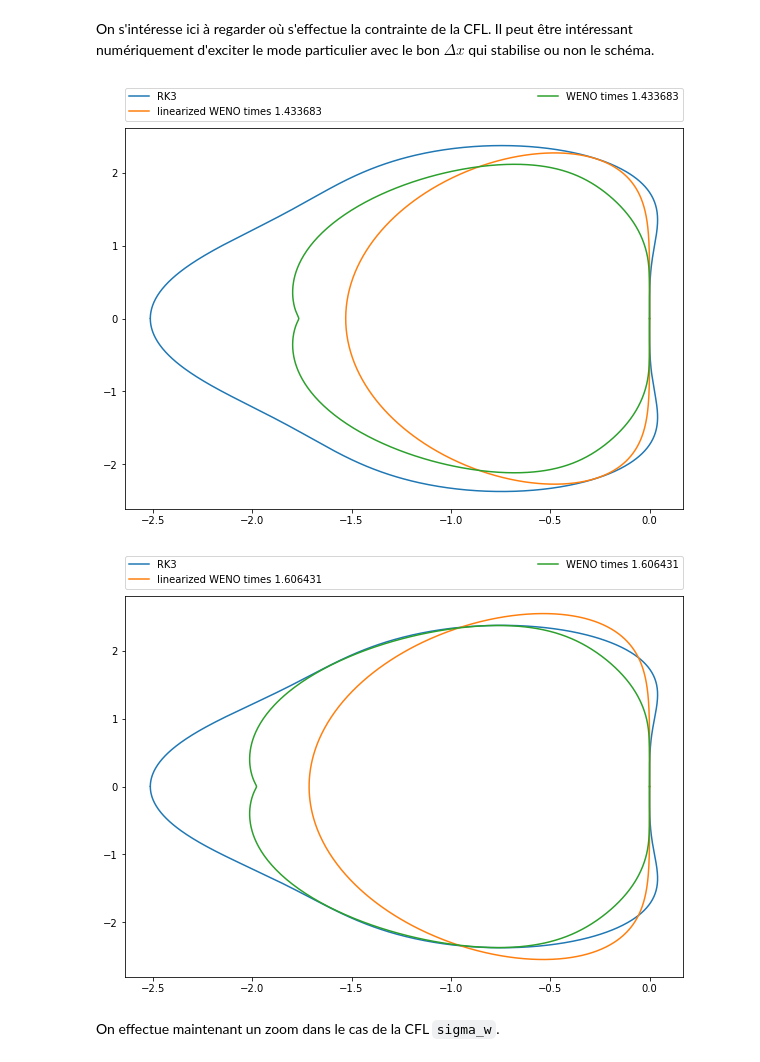
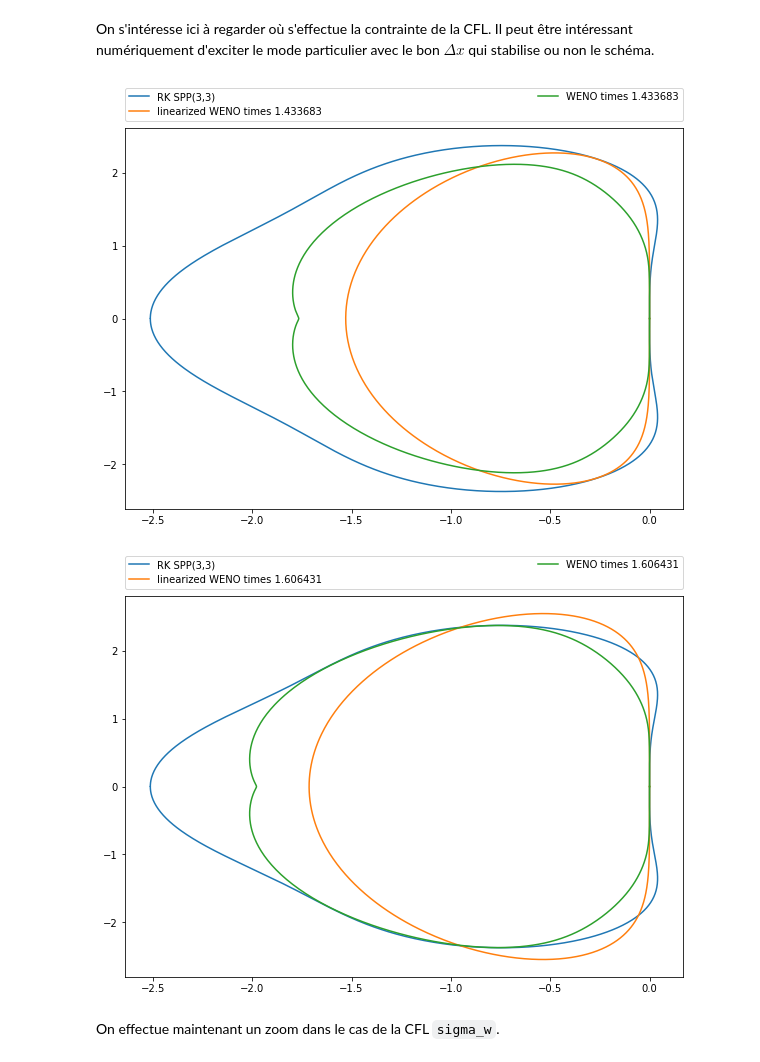
Before and after one commit to kivvix/miMaS, a Jupyter notebook: cfl_weno/cfl.ipynb, the cells around one changed output. Drawn from its saved outputs; the diff is of its cells as text; code cells hidden in the pictures.

```diff
--- a/cfl_weno/cfl.ipynb
+++ b/cfl_weno/cfl.ipynb
@@ -720,26 +722,0 @@ plt.rcParams['figure.figsize'] = save_figsize
-# %%
-tmp = []
-for x in sp.solveset(sp.Eq(sp.Abs(p.subs(z,beta*I))**2-1,0),beta):
-  tmp.append(x**2)
-tmp
-
-tmp = []
-for x in sp.solveset(sp.Eq(((sp.Abs(p.subs(z,beta*I))**2-1)/beta**4).simplify().collect(beta),0),beta):
-  tmp.append(x)
-tmp
-
-tmp = []
-xfac = 1./math.factorial(n+1) ; delta = 0.2
-x = np.linspace(xfac-delta,xfac+delta,100)
-#x = np.linspace(0.25-delta,0.25+delta,100)
-
-
-plt.rcParams['figure.figsize'] = [10, 7]
-for y in sp.Complement(sp.solveset(sp.Eq(((sp.Abs(p.subs(z,beta*I))**2-1)).simplify(),0),beta**2),sp.sets.FiniteSet(0)):
-  plt.plot(x,sp.lambdify(a,y,'numpy')(x))
-plt.ylim([0,10])
-plt.show()
-
-plt.rcParams['figure.figsize'] = [6, 4]
-#plt.plot(x,sp.lambdify(a,tmp[2],'numpy')(x))
-1./math.factorial(n+1)
@@ -853,10 +827,10 @@ Il est plus facile de travailler sur des tableaux des données du WENO et de RK$
 def cfl( z_weno , b_rk ):
   zb = [ min(z_weno,key=lambda z:np.abs(np.angle(z)-np.angle(b_))) for b_ in b_rk ]
   sigs = [ np.abs((b_)/(z)) if np.abs(z)>1E-2 else float('nan') for (z,b_) in zip(zb,b_rk) ]
-  plt.plot(data.phi,sigs)
-  plt.xlabel("φ");plt.ylabel("σ")
-  plt.show()
-  return min(sigs)
+  #plt.plot(data.phi,sigs)
+  #plt.xlabel("φ");plt.ylabel("σ")
+  #plt.show()
+  return min(sigs[:300])
 # %%
 sigma_l = cfl(-wenol.data_z,b3[::3])
 sigma_l
@@ -898,28 +872,28 @@ On s'intéresse ici à regarder où s'effectue la contrainte de la CFL. Il peut
 # %%
 save_figsize = plt.rcParams['figure.figsize']
 plt.rcParams['figure.figsize'] = [10, 7]
 
 b_rk = b3[::3]; n=3
-plt.plot(*reim(b_rk[:]),label="RK%i"%n)
+plt.plot(*reim(b_rk[:]),label="RK SPP(3,3)")
 plt.plot(*reim(-sigma_l*wenol.data_z[:]),label="linearized WENO times %f"%sigma_l)
 plt.plot(*reim(-sigma_l*weno.data[:]),label="WENO times %f"%sigma_l)
 #plt.axis('equal')
 plt.legend(bbox_to_anchor=(0., 1.02, 1.,.102),loc=3,ncol=2,mode="expand",borderaxespad=0.)
 plt.show()
 
-plt.plot(*reim(b_rk[:]),label="RK%i"%n)
+plt.plot(*reim(b_rk[:]),label="RK SPP(3,3)")
 plt.plot(*reim(-sigma_w*wenol.data_z[:]),label="linearized WENO times %f"%sigma_w)
 plt.plot(*reim(-sigma_w*weno.data[:]),label="WENO times %f"%sigma_w)
 #plt.axis('equal')
 plt.legend(bbox_to_anchor=(0., 1.02, 1.,.102),loc=3,ncol=2,mode="expand",borderaxespad=0.)
 plt.show()
 
 (data.phi[300],np.angle(wenol.data_z[300]),wenol.data_z)
 
 plt.rcParams['figure.figsize'] = save_figsize
 # %% [output]
-[figure, old version]
+[figure, new version]
-[figure, old version]
+[figure, new version]
 # %% [markdown]
 On effectue maintenant un zoom dans le cas de la CFL `sigma_w`.
 # %%
```
Also changed, not shown: parts of 11 cells of this notebook.
